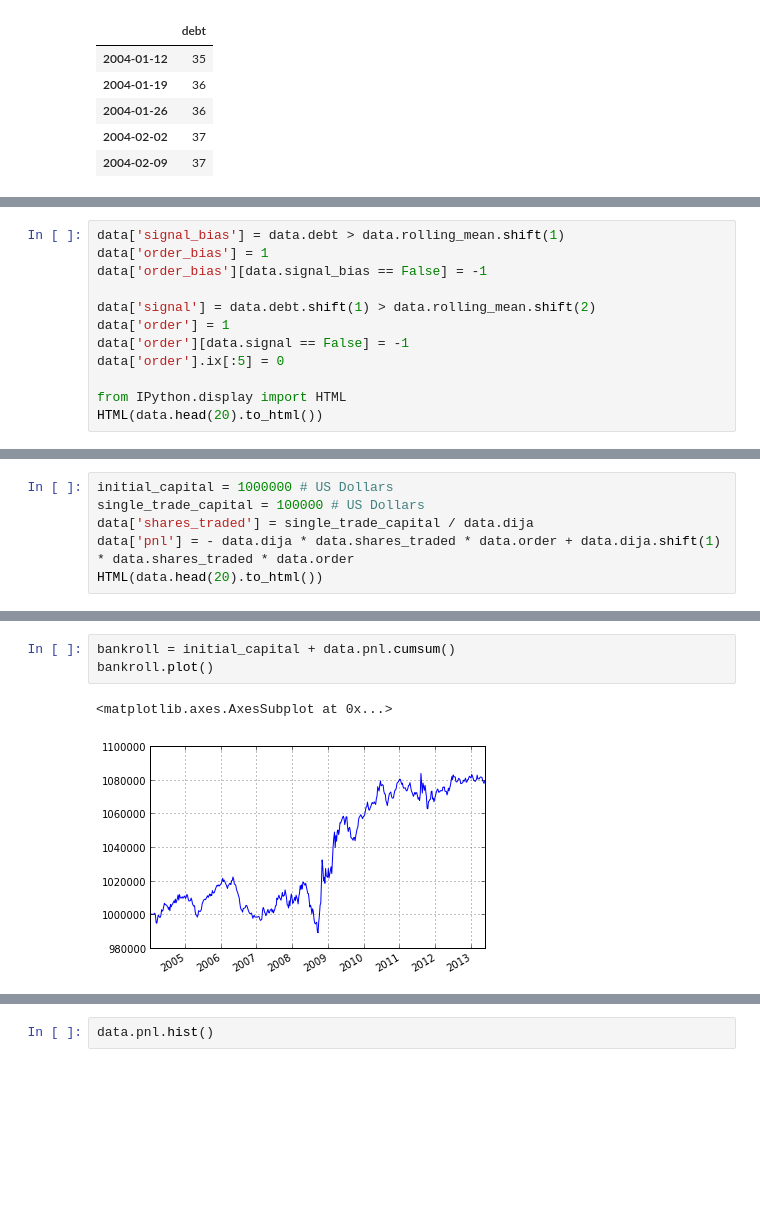
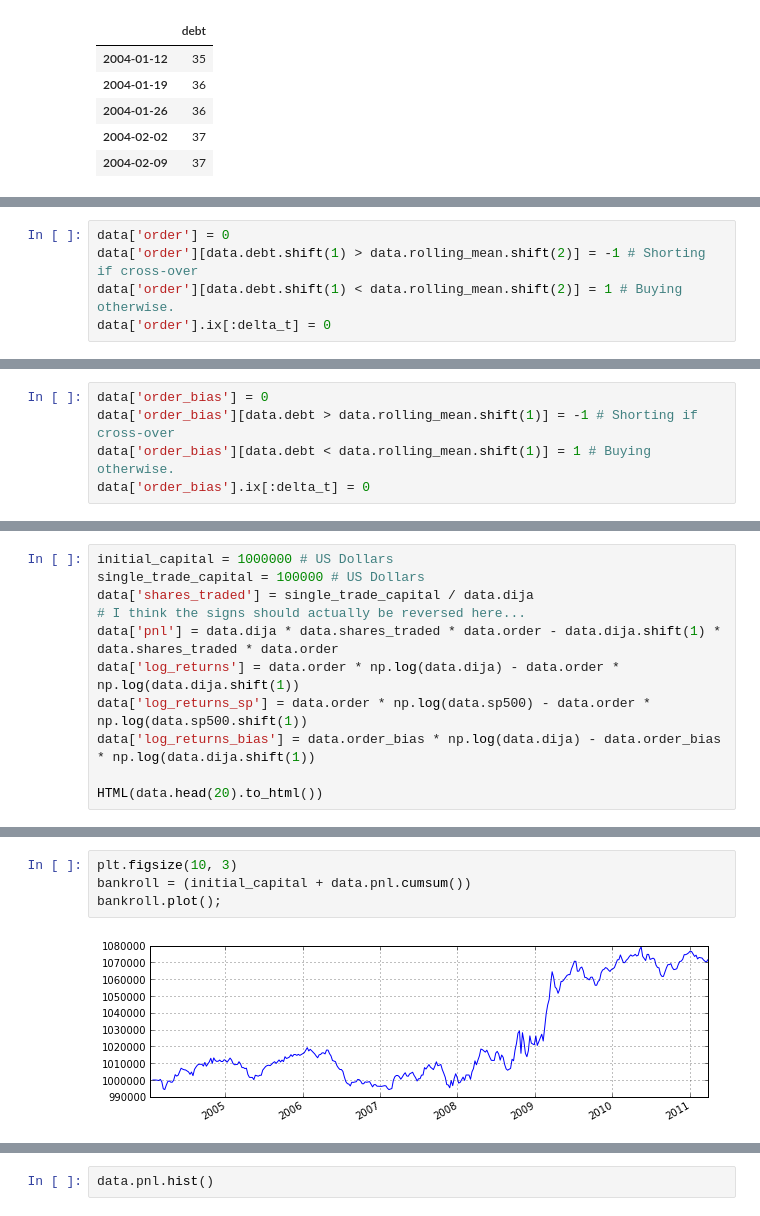
Before and after one commit to twiecki/replicate_google_trends, a Jupyter notebook: goog_repl.ipynb, the cells around one changed output, grey strips where cells are left out. Saved outputs shown, nothing was run; the diff lists cells and outputs as text; blank space fills up the shorter version.

```diff
--- a/goog_repl.ipynb
+++ b/goog_repl.ipynb
@@ -65,12 +89,0 @@ data.head()
-# %%
-data['signal_bias'] = data.debt > data.rolling_mean.shift(1)
-data['order_bias'] = 1
-data['order_bias'][data.signal_bias == False] = -1
-
-data['signal'] = data.debt.shift(1) > data.rolling_mean.shift(2)
-data['order'] = 1
-data['order'][data.signal == False] = -1
-data['order'].ix[:5] = 0
-
-from IPython.display import HTML
-HTML(data.head(20).to_html())
@@ -94,0 +96,5 @@ HTML(data.head(20).to_html())
+# %%
+data['order'] = 0
+data['order'][data.debt.shift(1) > data.rolling_mean.shift(2)] = -1 # Shorting if cross-over
+data['order'][data.debt.shift(1) < data.rolling_mean.shift(2)] = 1 # Buying otherwise.
+data['order'].ix[:delta_t] = 0
@@ -94,0 +103,5 @@ HTML(data.head(20).to_html())
+# %%
+data['order_bias'] = 0
+data['order_bias'][data.debt > data.rolling_mean.shift(1)] = -1 # Shorting if cross-over
+data['order_bias'][data.debt < data.rolling_mean.shift(1)] = 1 # Buying otherwise.
+data['order_bias'].ix[:delta_t] = 0
@@ -96,6 +133,11 @@ HTML(data.head(20).to_html())
 initial_capital = 1000000 # US Dollars
 single_trade_capital = 100000 # US Dollars
 data['shares_traded'] = single_trade_capital / data.dija
-data['pnl'] = - data.dija * data.shares_traded * data.order + data.dija.shift(1) * data.shares_traded * data.order
+# I think the signs should actually be reversed here...
+data['pnl'] = data.dija * data.shares_traded * data.order - data.dija.shift(1) * data.shares_traded * data.order
+data['log_returns'] = data.order * np.log(data.dija) - data.order * np.log(data.dija.shift(1))
+data['log_returns_sp'] = data.order * np.log(data.sp500) - data.order * np.log(data.sp500.shift(1))
+data['log_returns_bias'] = data.order_bias * np.log(data.dija) - data.order_bias * np.log(data.dija.shift(1))
+
 HTML(data.head(20).to_html())
 # %% [output]
@@ -119,6 +161,6 @@ HTML(data.head(20).to_html())
 # %%
-bankroll = initial_capital + data.pnl.cumsum()
-bankroll.plot()
+plt.figsize(10, 3)
+bankroll = (initial_capital + data.pnl.cumsum())
+bankroll.plot();
 # %% [output]
-<matplotlib.axes.AxesSubplot at 0x...>
-[figure, old version]
+[figure, new version]
```
Also changed, not shown: parts of 21 cells of this notebook, 1 other file.
